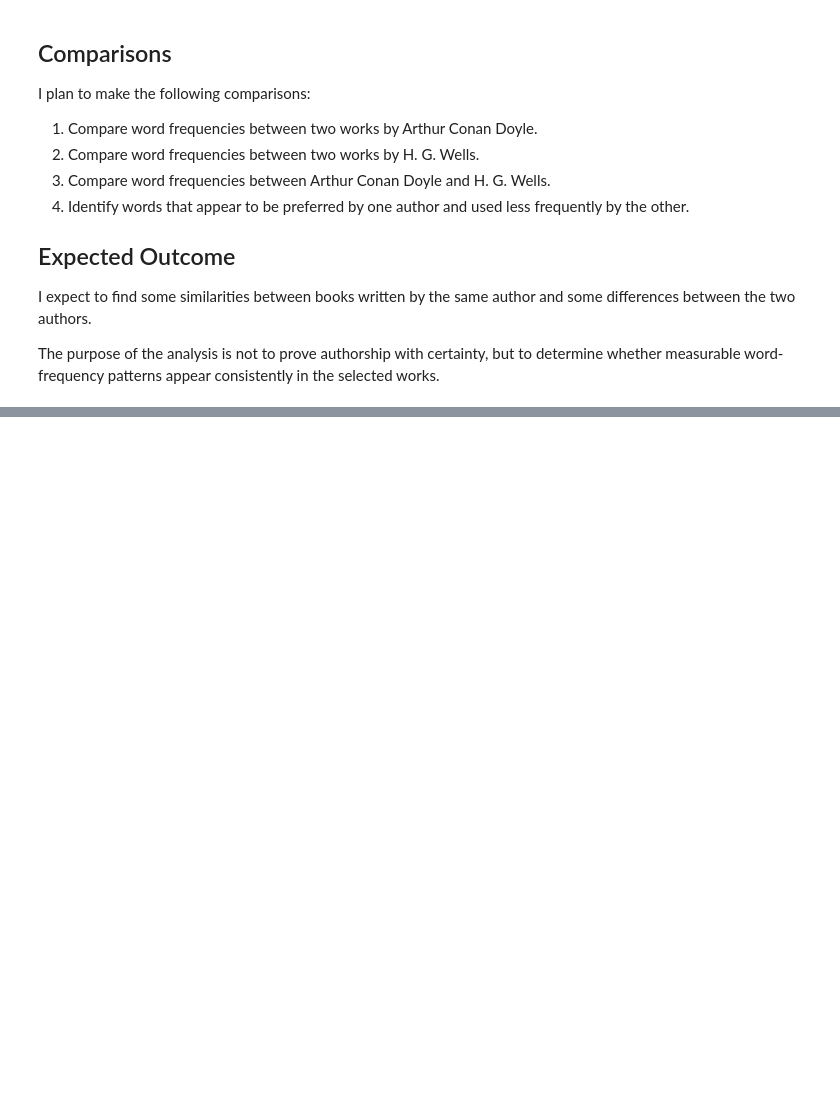
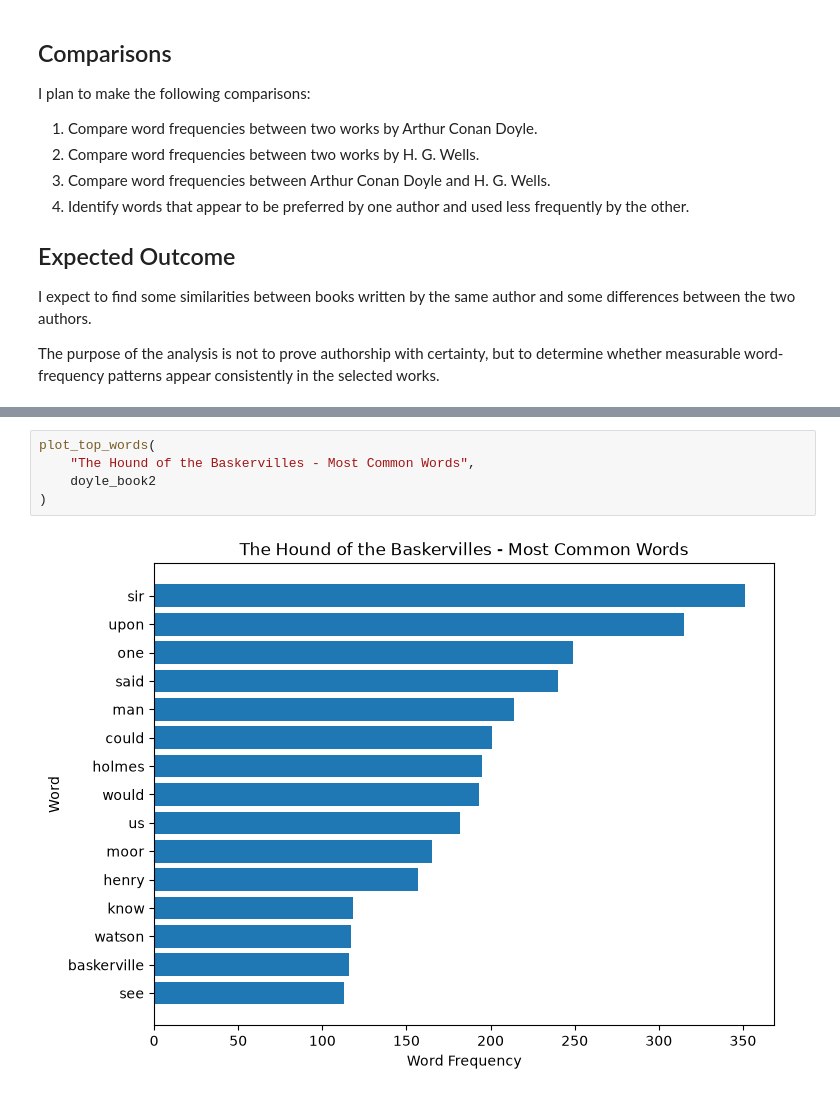
Before and after one commit to melawadyutk/MiniProject1, a Jupyter notebook: melawady.ipynb, the cells around one changed output, grey strips where cells are left out. Drawn from its saved outputs; the diff is of its cells as text; blank space fills up the shorter version.

```diff
--- a/melawady.ipynb
+++ b/melawady.ipynb
@@ -58,0 +268,7 @@ The purpose of the analysis is not to prove authorship with certainty, but to de
+# %%
+plot_top_words(
+    "The Hound of the Baskervilles - Most Common Words",
+    doyle_book2
+)
+# %% [output]
+[figure, added]
```
Also changed, not shown: parts of 48 cells of this notebook.
